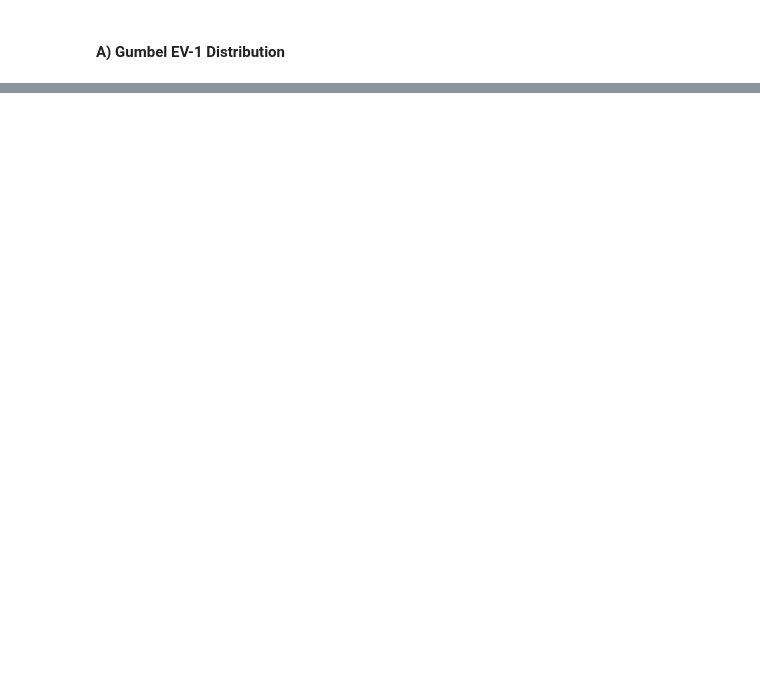
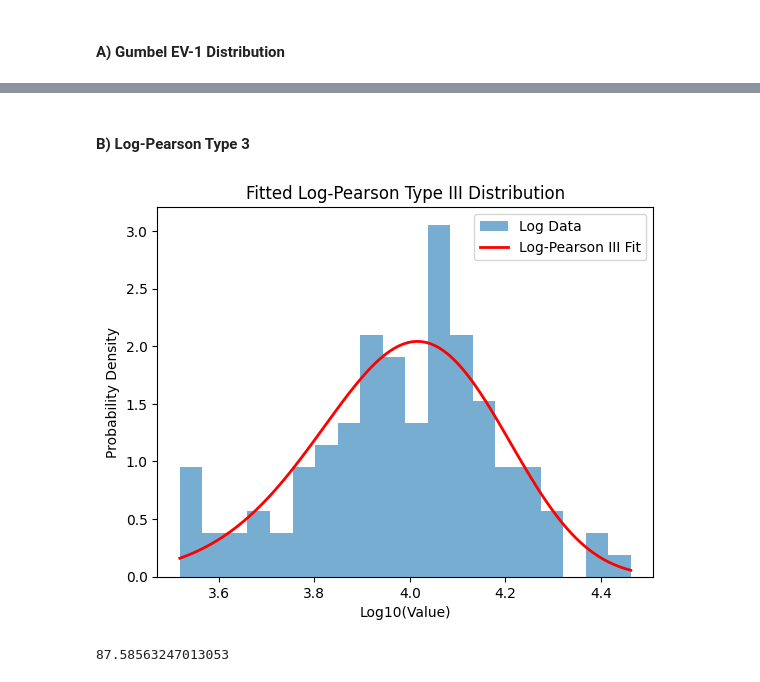
Before and after one commit to jtdocter27/Engineering-Probability---Statistics, a Jupyter notebook: R_project.ipynb, the cells around one changed output, grey strips where cells are left out. Drawn from its saved outputs; the diff is of its cells as text; code cells hidden in the pictures; blank space fills up the shorter version.

```diff
--- a/R_project.ipynb
+++ b/R_project.ipynb
@@ -635,0 +628,30 @@ result
+# %% [markdown]
+#### B) Log-Pearson Type 3
+# %%
+log_data = np.log10(chippewa_streamflow)
+
+# Fit the Pearson Type III distribution to the log-transformed data
+shape, loc, scale = stats.pearson3.fit(log_data)
+
+# Generate x values for plotting
+x = np.linspace(min(log_data), max(log_data), 100)
+
+# Plot histogram of log-transformed data
+plt.hist(log_data, bins=20, density=True, alpha=0.6, label='Log Data')
+
+# Plot the fitted Log-Pearson Type III distribution
+plt.plot(x, stats.pearson3.pdf(x, shape, loc, scale), 'r-', lw=2, label='Log-Pearson III Fit')
+
+plt.xlabel('Log10(Value)')
+plt.ylabel('Probability Density')
+plt.title('Fitted Log-Pearson Type III Distribution')
+plt.legend()
+plt.show()
+# %% [output]
+[figure, added]
+# %%
+log_estimate = stats.pearson3.ppf(1 - 1/500, shape, loc=loc, scale=scale)
+estimate = np.exp(log_estimate)
+estimate
+# %% [output]
+87.58563247013053
```
Also changed, not shown: parts of 12 cells of this notebook.
